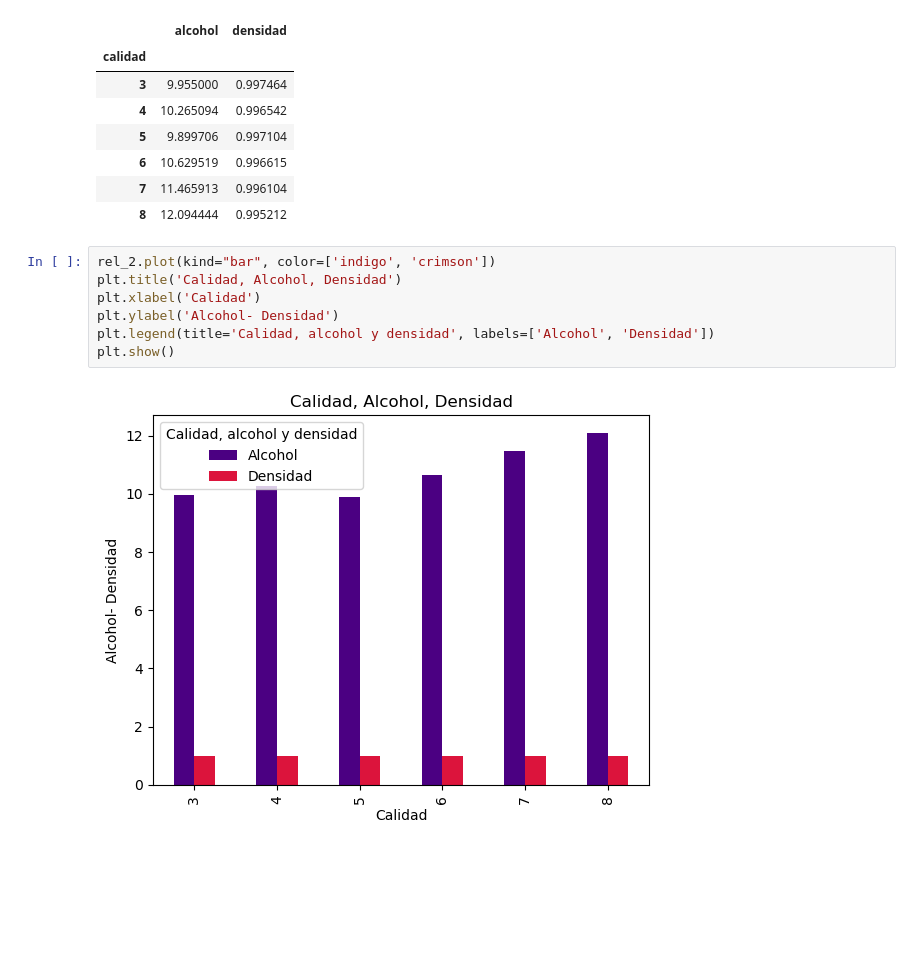
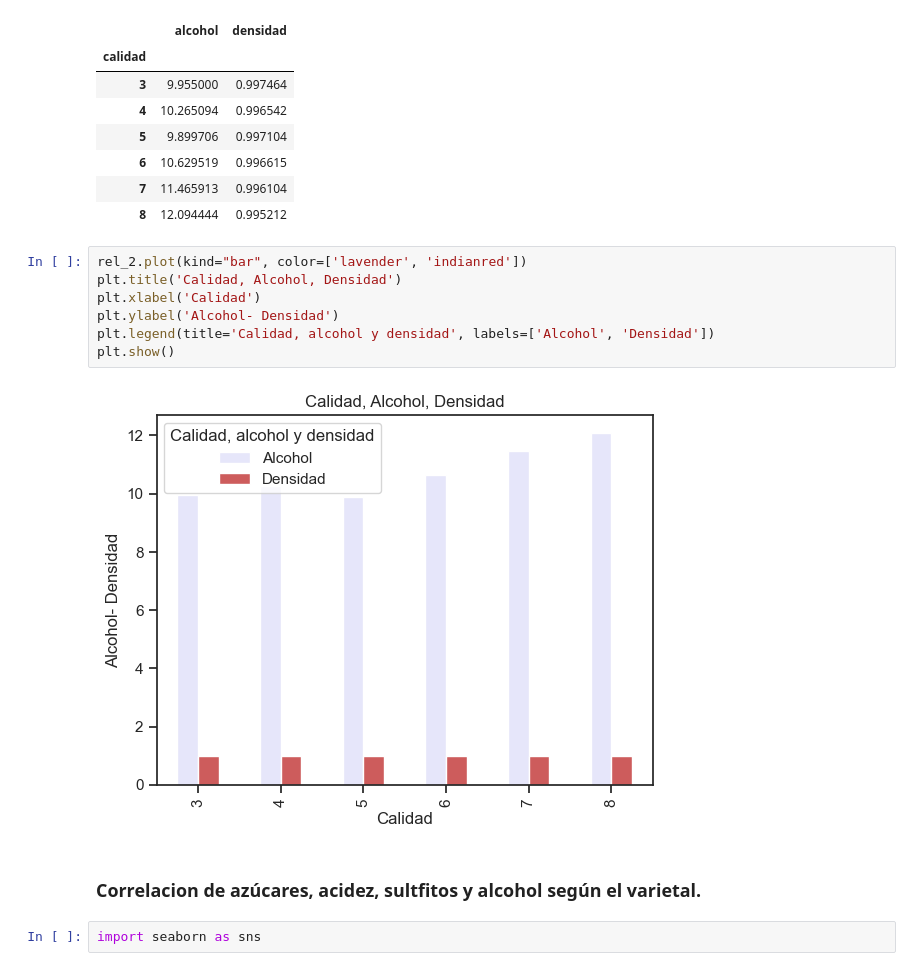
Before and after one commit to CarCarrasco1/Harvest, a Jupyter notebook: EDA.ipynb, the cells around one changed output. Drawn from its saved outputs; the diff is of its cells as text; blank space fills up the shorter version.

```diff
--- a/EDA.ipynb
+++ b/EDA.ipynb
@@ -158,11 +159,15 @@ rel_2
 | 7 | 11.465913 | 0.996104 |
 | 8 | 12.094444 | 0.995212 |
 # %%
-rel_2.plot(kind="bar", color=['indigo', 'crimson'])
+rel_2.plot(kind="bar", color=['lavender', 'indianred'])
 plt.title('Calidad, Alcohol, Densidad')
 plt.xlabel('Calidad')
 plt.ylabel('Alcohol- Densidad')
 plt.legend(title='Calidad, alcohol y densidad', labels=['Alcohol', 'Densidad'])
 plt.show()
 # %% [output]
-[figure, old version]
+[figure, new version]
+# %% [markdown]
+### Correlacion  de azúcares, acidez, sultfitos y alcohol según el varietal.
+# %%
+import seaborn as sns
```
Also changed, not shown: parts of 9 cells of this notebook.
